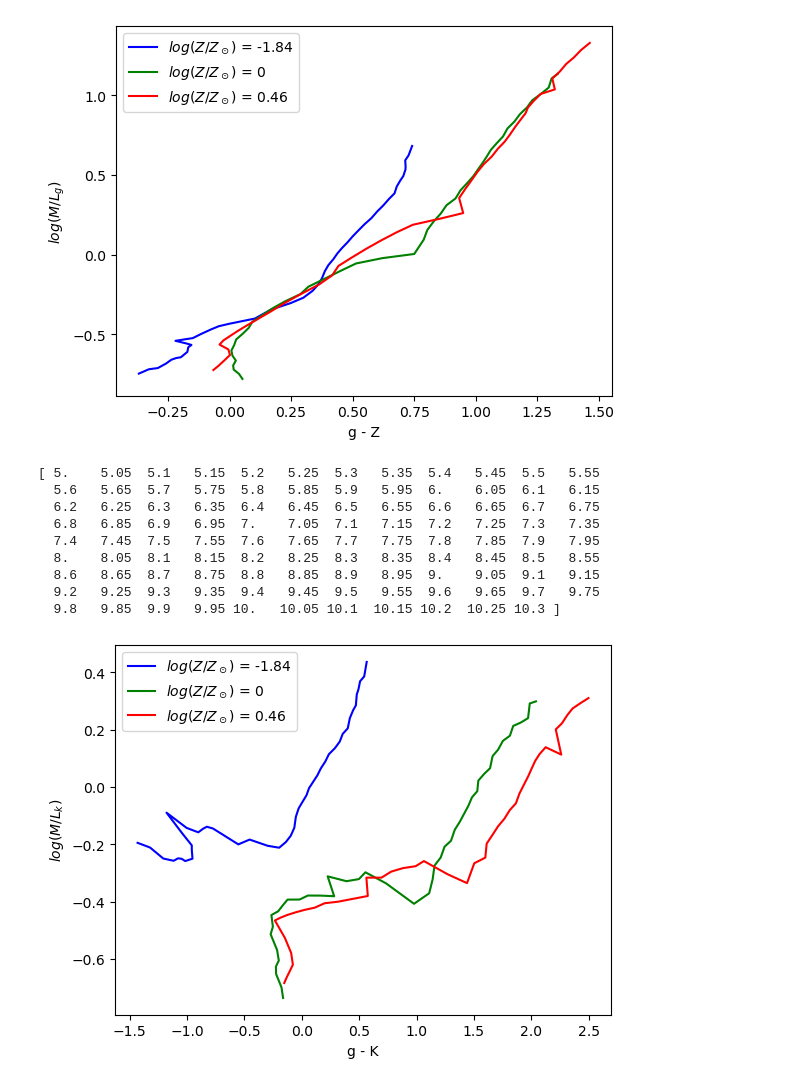
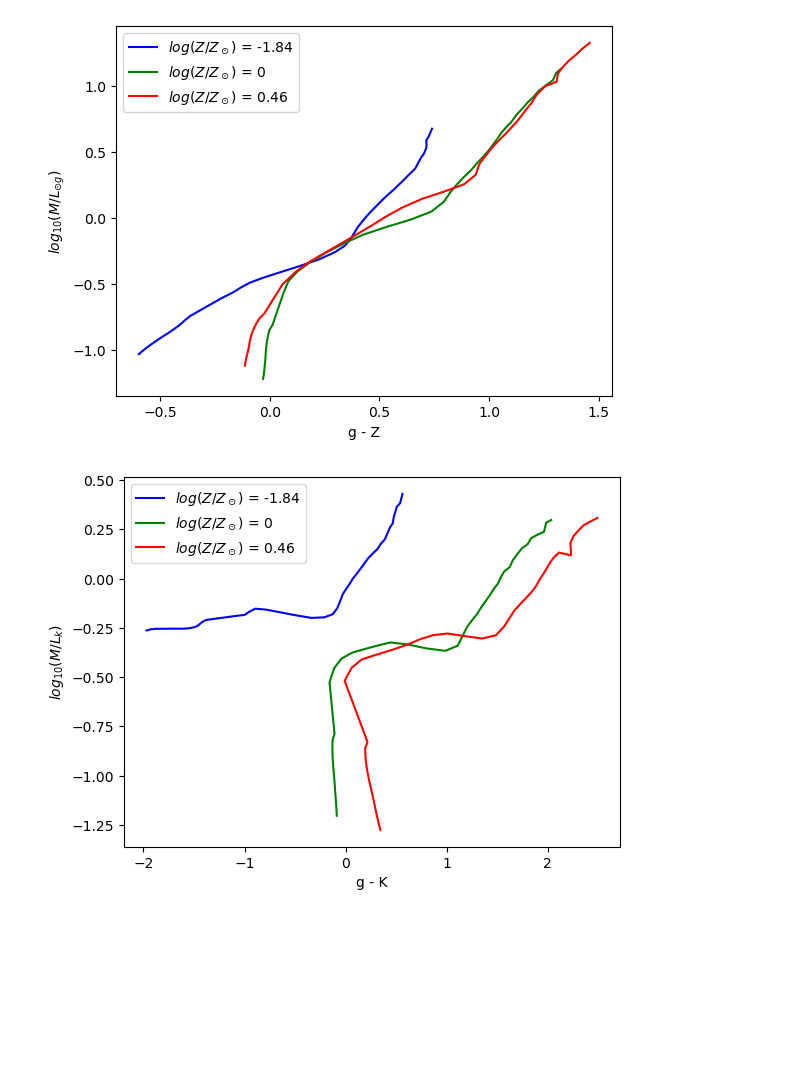
Before and after one commit to YannickBadoux/BRP, a Jupyter notebook: Steller simulations no dust.ipynb, the cells around one changed output. Saved outputs shown, nothing was run; the diff lists cells and outputs as text; code cells hidden in the pictures; blank space fills up the shorter version.

```diff
--- a/Steller simulations no dust.ipynb
+++ b/Steller simulations no dust.ipynb
@@ -9,7 +9,7 @@ import scipy as sc
 #creating a stellar population with an SSP imf
 #we'll leave out the dust for now
 
-sp = fsps.StellarPopulation(compute_vega_mags=False, imf_type=0, zcontinuous=1, sfh=0, logzsol=0.0, add_dust_emission=False,
+sp = fsps.StellarPopulation(compute_vega_mags=False, imf_type=0, zcontinuous=1, sfh=1, sf_trunc=0.5, const=1, logzsol=0.0, add_dust_emission=False,
     frac_nodust=1, frac_obrun=1, agb_dust=0)
 # %%
 # Here we get the spectra of the SP
@@ -47,9 +47,8 @@ ages = sp.log_age
 old_mask = ages > 8
 
 
-# print(sp.zlegend)
+
 filters = fsps.find_filter('sdss')
-solarmag = sp.filter_data()[2][13]
 metalicities = [-1.84, 0, 0.46]
 colours = ['blue', 'green', 'red']
 
@@ -66,46 +65,36 @@ for i, Z in enumerate(metalicities):
     ax.plot(colour, np.log10(ratio), label=f"$log(Z/Z_\odot)$ = {Z}", c=colours[i])
     ax.legend()
     ax.set_xlabel("g - Z")
-    ax.set_ylabel('$log(M/L_g)$')
+    ax.set_ylabel('$log_{10}(M/L_{\odot g})$')
 plt.show()
 # %% [output]
-[figure, old version]
+[figure, new version]
 # %%
 ages = sp.log_age
-print(ages)
 old_mask = ages > 8
 
 sdss_filters = fsps.find_filter('sdss')
 twomass_filters = fsps.find_filter('wfcam')
-solarmag = sp.filter_data()[2][13]
+solarmag = sp.filter_data()[2][72]
 metalicities = [-1.84, 0, 0.46]
 colours = ['blue', 'green', 'red']
 
 fig3, ax3 = plt.subplots(1, 1)
 
 for i, Z in enumerate(metalicities):
     sp.params['logzsol'] = Z
     mass = sp.stellar_mass[old_mask]
-    sdss_mags = sp.get_mags(tage=0.0, bands=filters)[old_mask]
+    sdss_mags = sp.get_mags(tage=0.0, bands=sdss_filters)[old_mask]
     k_mag = sp.get_mags(tage=0.0, bands=twomass_filters)[old_mask]
 
     lum = flux_from_mags(k_mag[:,4]) / flux_from_mags(sp.filter_data()[2][72])
     ratio = mass / lum
     colour = sdss_mags[:, 1] - k_mag[:, 4]
 
     ax3.plot(colour, np.log10(ratio), label=f"$log(Z/Z_\odot)$ = {Z}", c=colours[i])
     ax3.legend()
     ax3.set_xlabel("g - K")
-    ax3.set_ylabel('$log(M/L_k)$')
+    ax3.set_ylabel('$log_{10}(M/L_k)$')
 plt.show()
 # %% [output]
-[ 5.    5.05  5.1   5.15  5.2   5.25  5.3   5.35  5.4   5.45  5.5   5.55
-  5.6   5.65  5.7   5.75  5.8   5.85  5.9   5.95  6.    6.05  6.1   6.15
-  6.2   6.25  6.3   6.35  6.4   6.45  6.5   6.55  6.6   6.65  6.7   6.75
-  6.8   6.85  6.9   6.95  7.    7.05  7.1   7.15  7.2   7.25  7.3   7.35
-  7.4   7.45  7.5   7.55  7.6   7.65  7.7   7.75  7.8   7.85  7.9   7.95
-  8.    8.05  8.1   8.15  8.2   8.25  8.3   8.35  8.4   8.45  8.5   8.55
-  8.6   8.65  8.7   8.75  8.8   8.85  8.9   8.95  9.    9.05  9.1   9.15
-  9.2   9.25  9.3   9.35  9.4   9.45  9.5   9.55  9.6   9.65  9.7   9.75
-  9.8   9.85  9.9   9.95 10.   10.05 10.1  10.15 10.2  10.25 10.3 ]
-[figure, old version]
+[figure, new version]
```
Also changed, not shown: parts of 1 cell of this notebook, 13 other files.
